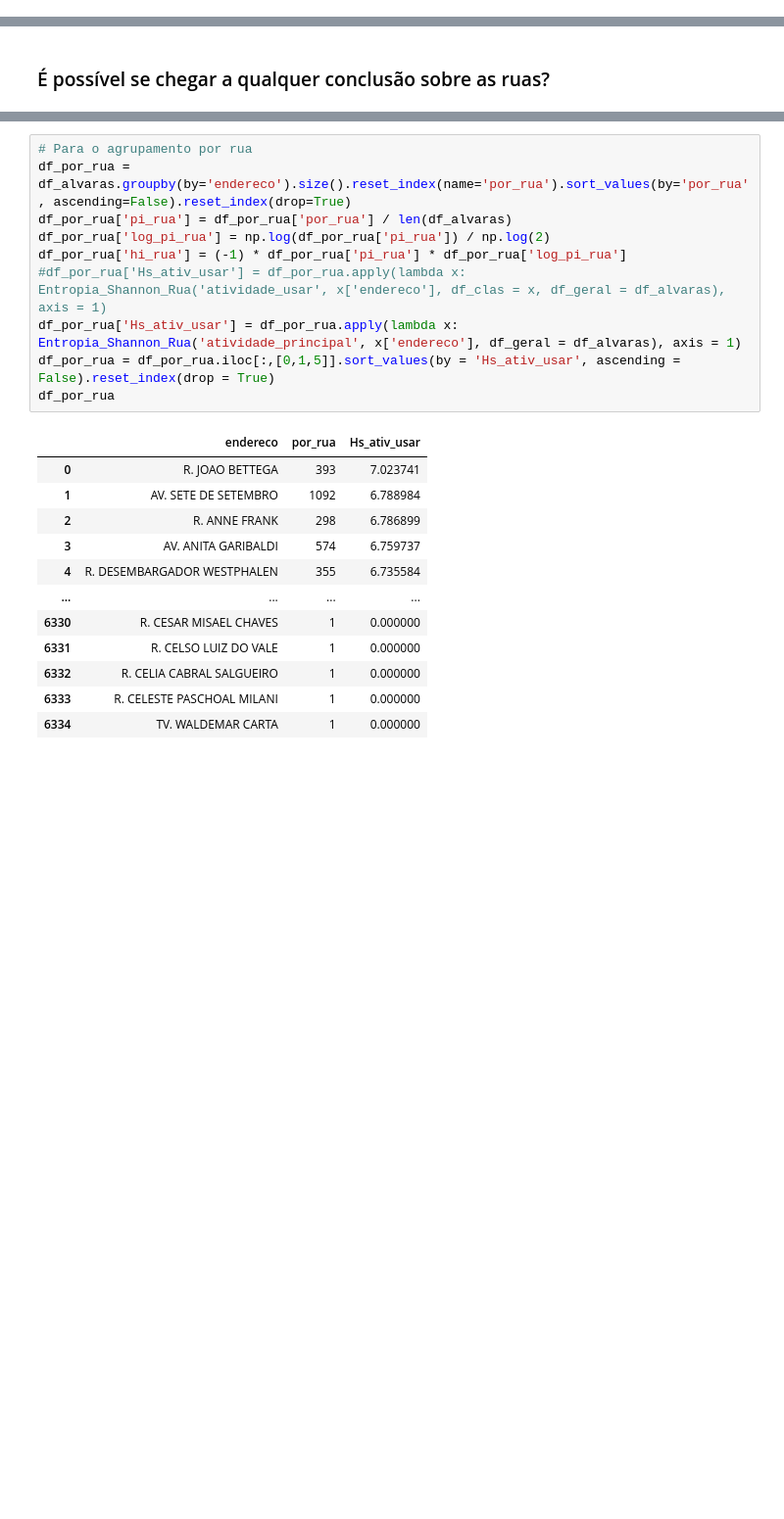
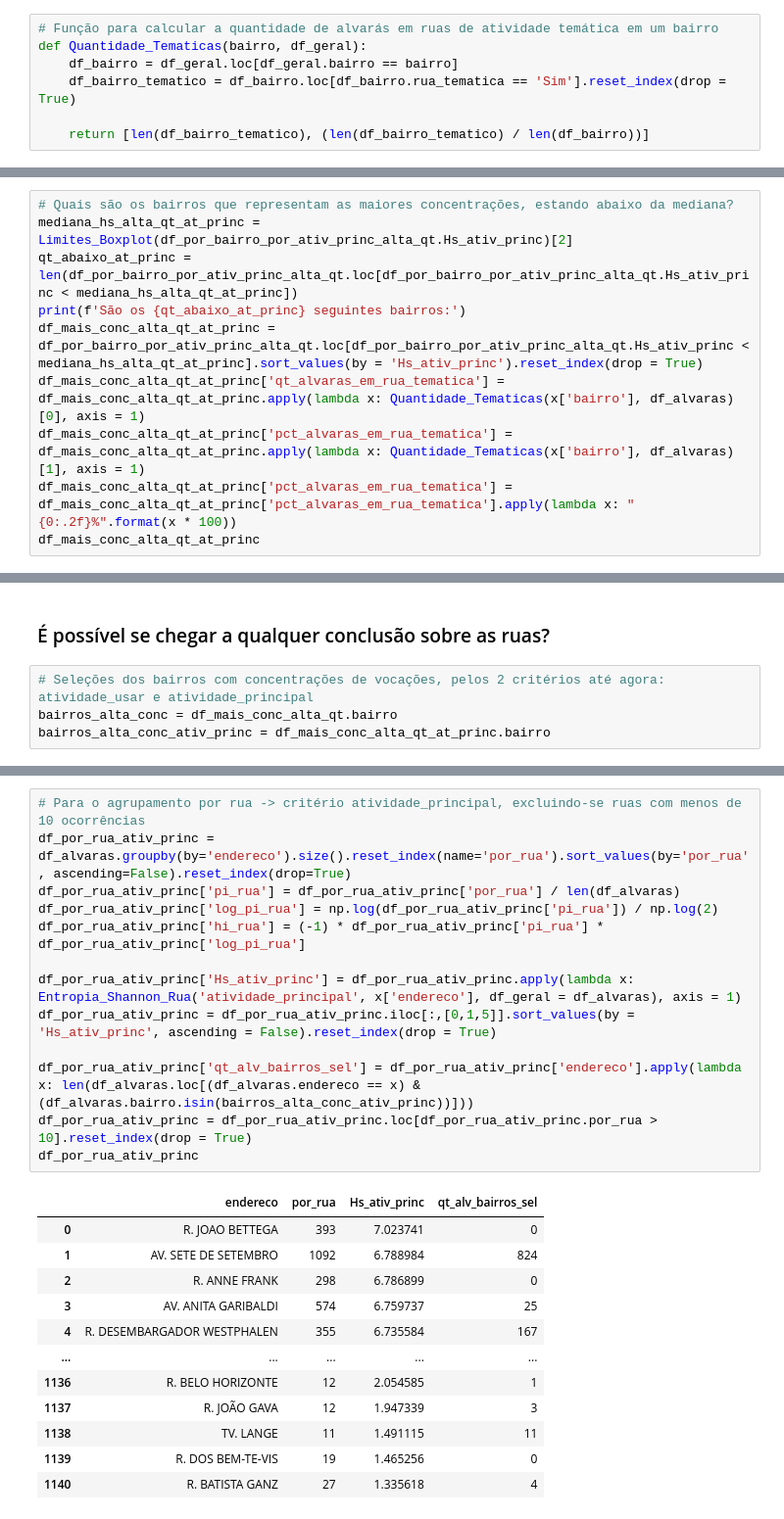
Before and after one commit to avaraujojr/tcc_alcides_alvaras, a Jupyter notebook: notebooks/alvaras_cwb.ipynb, the cells around one changed output, grey strips where cells are left out. Shown at 98% size. Cells and saved outputs as stored; diff of their text form; blank space fills up the shorter version.

```diff
--- a/notebooks/alvaras_cwb.ipynb
+++ b/notebooks/alvaras_cwb.ipynb
@@ -394,0 +373,7 @@ def DataFrame_Resumo_Boxplot(vetor):
+# %%
+# Função para calcular a quantidade de alvarás em ruas de atividade temática em um bairro
+def Quantidade_Tematicas(bairro, df_geral):
+    df_bairro = df_geral.loc[df_geral.bairro == bairro]
+    df_bairro_tematico = df_bairro.loc[df_bairro.rua_tematica == 'Sim'].reset_index(drop = True)
+
+    return [len(df_bairro_tematico), (len(df_bairro_tematico) / len(df_bairro))]
@@ -1066,0 +1088,10 @@ plt.axis('off');
+# %%
+# Quais são os bairros que representam as maiores concentrações, estando abaixo da mediana?
+mediana_hs_alta_qt_at_princ = Limites_Boxplot(df_por_bairro_por_ativ_princ_alta_qt.Hs_ativ_princ)[2]
+qt_abaixo_at_princ = len(df_por_bairro_por_ativ_princ_alta_qt.loc[df_por_bairro_por_ativ_princ_alta_qt.Hs_ativ_princ < mediana_hs_alta_qt_at_princ])
+print(f'São os {qt_abaixo_at_princ} seguintes bairros:')
+df_mais_conc_alta_qt_at_princ = df_por_bairro_por_ativ_princ_alta_qt.loc[df_por_bairro_por_ativ_princ_alta_qt.Hs_ativ_princ < mediana_hs_alta_qt_at_princ].sort_values(by = 'Hs_ativ_princ').reset_index(drop = True)
+df_mais_conc_alta_qt_at_princ['qt_alvaras_em_rua_tematica'] = df_mais_conc_alta_qt_at_princ.apply(lambda x: Quantidade_Tematicas(x['bairro'], df_alvaras)[0], axis = 1)
+df_mais_conc_alta_qt_at_princ['pct_alvaras_em_rua_tematica'] = df_mais_conc_alta_qt_at_princ.apply(lambda x: Quantidade_Tematicas(x['bairro'], df_alvaras)[1], axis = 1)
+df_mais_conc_alta_qt_at_princ['pct_alvaras_em_rua_tematica'] = df_mais_conc_alta_qt_at_princ['pct_alvaras_em_rua_tematica'].apply(lambda x: "{0:.2f}%".format(x * 100))
+df_mais_conc_alta_qt_at_princ
@@ -1067,2 +1206,6 @@ plt.axis('off');
 # %% [markdown]
 ### É possível se chegar a qualquer conclusão sobre as ruas?
+# %%
+# Seleções dos bairros com concentrações de vocações, pelos 2 critérios até agora: atividade_usar e atividade_principal
+bairros_alta_conc = df_mais_conc_alta_qt.bairro
+bairros_alta_conc_ativ_princ = df_mais_conc_alta_qt_at_princ.bairro
@@ -1069,23 +1240,26 @@ plt.axis('off');
 # %%
-# Para o agrupamento por rua
-df_por_rua = df_alvaras.groupby(by='endereco').size().reset_index(name='por_rua').sort_values(by='por_rua', ascending=False).reset_index(drop=True)
-df_por_rua['pi_rua'] = df_por_rua['por_rua'] / len(df_alvaras)
-df_por_rua['log_pi_rua'] = np.log(df_por_rua['pi_rua']) / np.log(2)
-df_por_rua['hi_rua'] = (-1) * df_por_rua['pi_rua'] * df_por_rua['log_pi_rua']
-#df_por_rua['Hs_ativ_usar'] = df_por_rua.apply(lambda x: Entropia_Shannon_Rua('atividade_usar', x['endereco'], df_clas = x, df_geral = df_alvaras), axis = 1)
-df_por_rua['Hs_ativ_usar'] = df_por_rua.apply(lambda x: Entropia_Shannon_Rua('atividade_principal', x['endereco'], df_geral = df_alvaras), axis = 1)
-df_por_rua = df_por_rua.iloc[:,[0,1,5]].sort_values(by = 'Hs_ativ_usar', ascending = False).reset_index(drop = True)
-df_por_rua
+# Para o agrupamento por rua -> critério atividade_principal, excluindo-se ruas com menos de 10 ocorrências
+df_por_rua_ativ_princ = df_alvaras.groupby(by='endereco').size().reset_index(name='por_rua').sort_values(by='por_rua', ascending=False).reset_index(drop=True)
+df_por_rua_ativ_princ['pi_rua'] = df_por_rua_ativ_princ['por_rua'] / len(df_alvaras)
+df_por_rua_ativ_princ['log_pi_rua'] = np.log(df_por_rua_ativ_princ['pi_rua']) / np.log(2)
+df_por_rua_ativ_princ['hi_rua'] = (-1) * df_por_rua_ativ_princ['pi_rua'] * df_por_rua_ativ_princ['log_pi_rua']
+
+df_por_rua_ativ_princ['Hs_ativ_princ'] = df_por_rua_ativ_princ.apply(lambda x: Entropia_Shannon_Rua('atividade_principal', x['endereco'], df_geral = df_alvaras), axis = 1)
+df_por_rua_ativ_princ = df_por_rua_ativ_princ.iloc[:,[0,1,5]].sort_values(by = 'Hs_ativ_princ', ascending = False).reset_index(drop = True)
+
+df_por_rua_ativ_princ['qt_alv_bairros_sel'] = df_por_rua_ativ_princ['endereco'].apply(lambda x: len(df_alvaras.loc[(df_alvaras.endereco == x) & (df_alvaras.bairro.isin(bairros_alta_conc_ativ_princ))]))
+df_por_rua_ativ_princ = df_por_rua_ativ_princ.loc[df_por_rua_ativ_princ.por_rua > 10].reset_index(drop = True)
+df_por_rua_ativ_princ
 # %% [output]
-|  | endereco | por_rua | Hs_ativ_usar |
-| 0 | R. JOAO BETTEGA | 393 | 7.023741 |
-| 1 | AV. SETE DE SETEMBRO | 1092 | 6.788984 |
-| 2 | R. ANNE FRANK | 298 | 6.786899 |
-| 3 | AV. ANITA GARIBALDI | 574 | 6.759737 |
-| 4 | R. DESEMBARGADOR WESTPHALEN | 355 | 6.735584 |
-| ... | ... | ... | ... |
-| 6330 | R. CESAR MISAEL CHAVES | 1 | 0.000000 |
-| 6331 | R. CELSO LUIZ DO VALE | 1 | 0.000000 |
-| 6332 | R. CELIA CABRAL SALGUEIRO | 1 | 0.000000 |
-| 6333 | R. CELESTE PASCHOAL MILANI | 1 | 0.000000 |
-| 6334 | TV. WALDEMAR CARTA | 1 | 0.000000 |
+|  | endereco | por_rua | Hs_ativ_princ | qt_alv_bairros_sel |
+| 0 | R. JOAO BETTEGA | 393 | 7.023741 | 0 |
+| 1 | AV. SETE DE SETEMBRO | 1092 | 6.788984 | 824 |
+| 2 | R. ANNE FRANK | 298 | 6.786899 | 0 |
+| 3 | AV. ANITA GARIBALDI | 574 | 6.759737 | 25 |
+| 4 | R. DESEMBARGADOR WESTPHALEN | 355 | 6.735584 | 167 |
+| ... | ... | ... | ... | ... |
+| 1136 | R. BELO HORIZONTE | 12 | 2.054585 | 1 |
+| 1137 | R. JOÃO GAVA | 12 | 1.947339 | 3 |
+| 1138 | TV. LANGE | 11 | 1.491115 | 11 |
+| 1139 | R. DOS BEM-TE-VIS | 19 | 1.465256 | 0 |
+| 1140 | R. BATISTA GANZ | 27 | 1.335618 | 4 |
```
Also changed, not shown: parts of 98 cells of this notebook, 1 other file.
